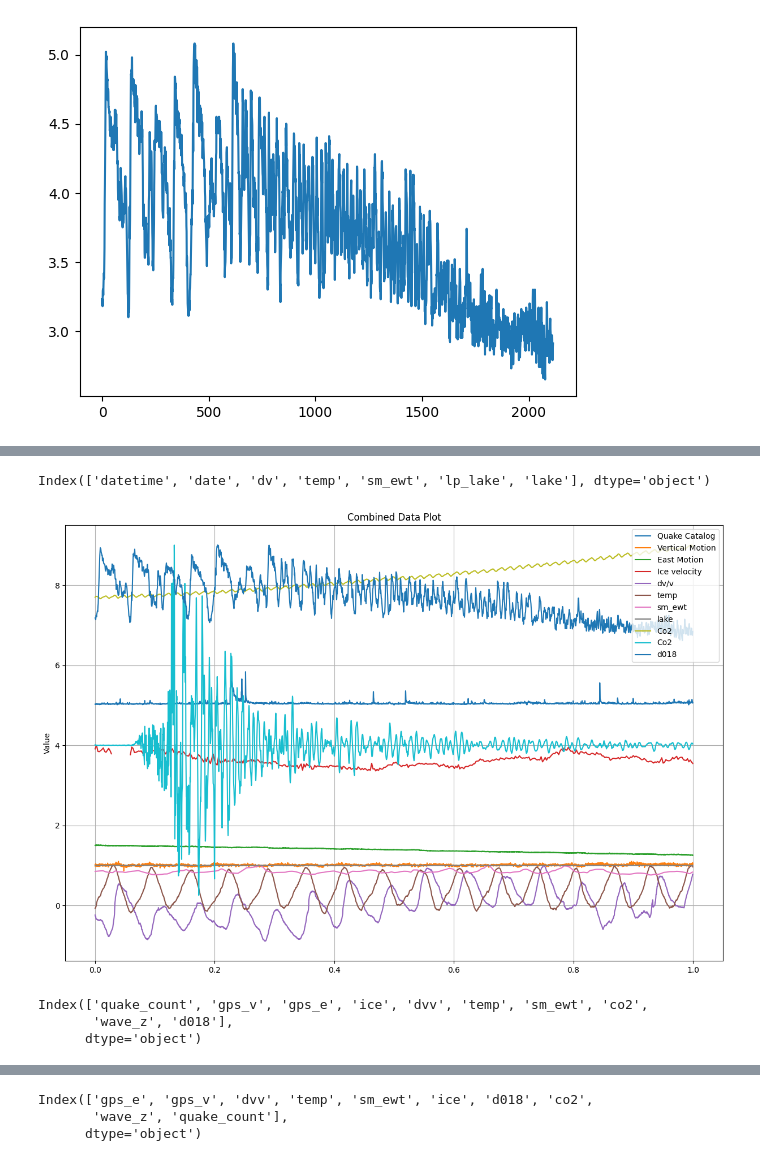
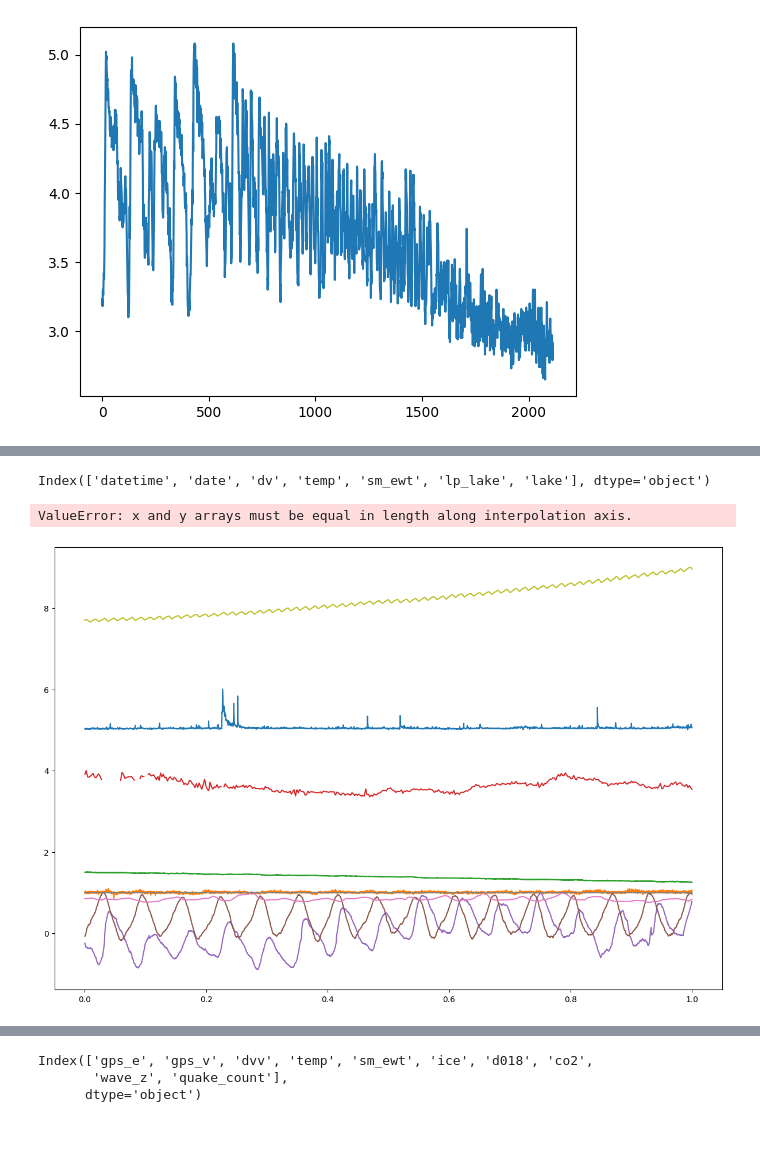
Before and after one commit to mdenolle/GeoCAST, a Jupyter notebook: data/plot_all.ipynb, the cells around one changed output, grey strips where cells are left out. Drawn from its saved outputs; the diff is of its cells as text; code cells hidden in the pictures; blank space fills up the shorter version.

```diff
--- a/data/plot_all.ipynb
+++ b/data/plot_all.ipynb
@@ -340,42 +340,40 @@ mega_df["co2"] = interpolated_data
 
 
 
-x = df_wav.index.astype('int64')  # Convert datetime index to seconds since epoch
+istart=200
+iend=700
+x = df_wav.index.astype('int64')[istart:iend]  # Convert datetime index to seconds since epoch
+x-=min(x)
 x/=max(x)
-y = df_wav["Z"]  # Replace 'value' with the actual column name
+y = df_wav["Z"][istart:iend]  # Replace 'value' with the actual column name
 interp_func = sp.interp1d(x, y, kind='linear', fill_value="extrapolate")
 # Create a common time axis for interpolation
 interpolated_data = interp_func(t)
 plt.plot(t, interpolated_data/max(interpolated_data)*5+4, label='Co2')  # Replace 'value' with the actual column name
 
 mega_df["wave_z"] = interpolated_data
 
 
 
 
 x = df_benthic.index.astype('int64')  # Convert datetime index to seconds since epoch
 x/=max(x)
 y = df_benthic["Benthic-d18O-(per-mil)"]  # Replace 'value' with the actual column name
 interp_func = sp.interp1d(x, y, kind='linear', fill_value="extrapolate")
 # Create a common time axis for interpolation
 interpolated_data = interp_func(t)
 plt.plot(t, interpolated_data/max(interpolated_data)*5+4, label='d018')  # Replace 'value' with the actual column name
 
 mega_df["d018"] = interpolated_data
 
 
 
 plt.ylabel('Value')
 plt.title('Combined Data Plot')
 plt.legend()
 plt.grid(True)
 plt.show()
 # %% [output]
 Index(['datetime', 'date', 'dv', 'temp', 'sm_ewt', 'lp_lake', 'lake'], dtype='object')
+ValueError: x and y arrays must be equal in length along interpolation axis.
-[figure, old version]
+[figure, new version]
-# %%
-mega_df.keys()
-# %% [output]
-Index(['quake_count', 'gps_v', 'gps_e', 'ice', 'dvv', 'temp', 'sm_ewt', 'co2',
-       'wave_z', 'd018'],
-      dtype='object')
```
Also changed, not shown: parts of 6 cells of this notebook, 2 other files.
